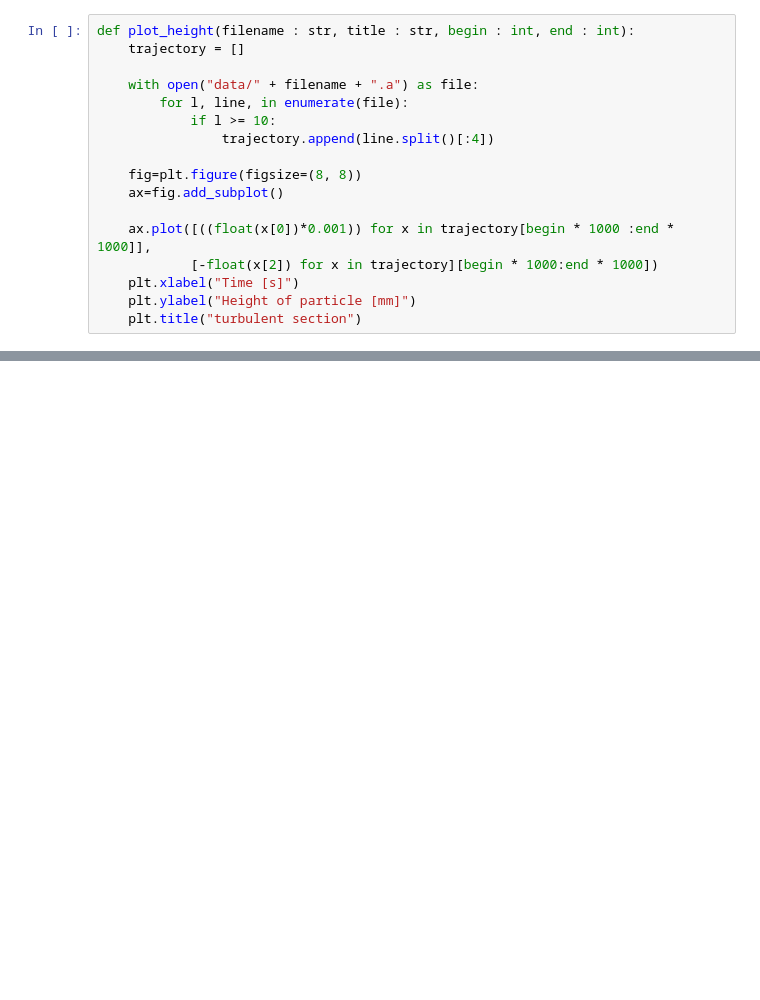
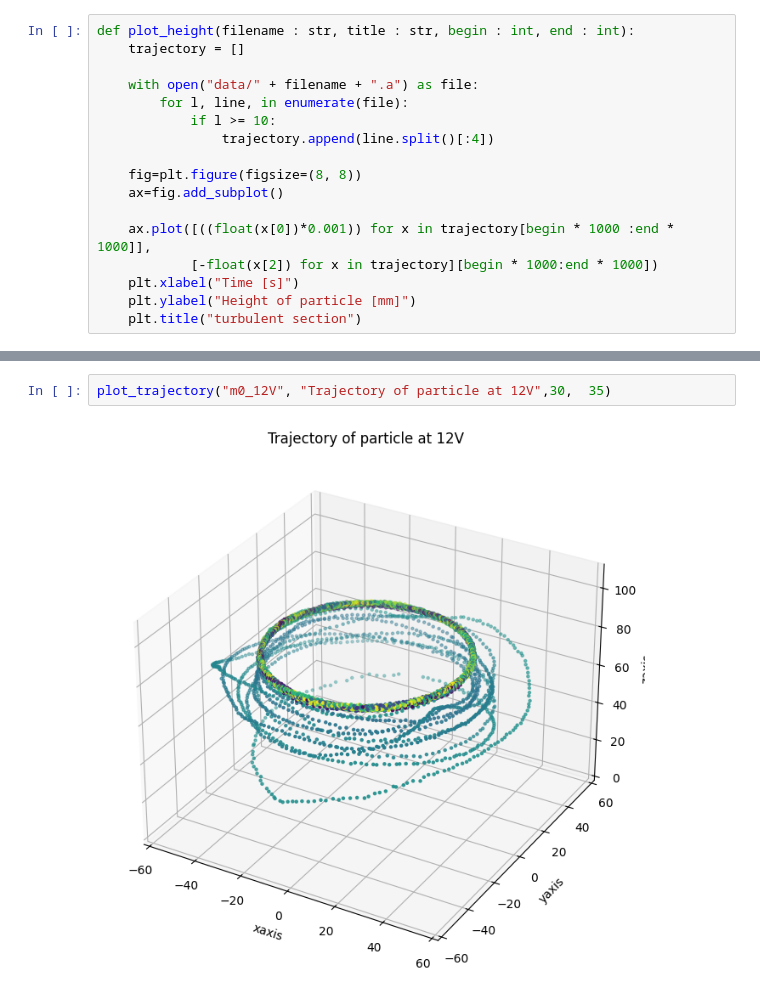
Before and after one commit to PEPT-Data-Analysis-Group/PEPT-, a Jupyter notebook: Day1Analysis.ipynb, the cells around one changed output, grey strips where cells are left out. Drawn from its saved outputs; the diff is of its cells as text; blank space fills up the shorter version.

```diff
--- a/Day1Analysis.ipynb
+++ b/Day1Analysis.ipynb
@@ -21,2 +74,6 @@ def plot_height(filename : str, title : str, begin : int, end : int):
+# %%
+plot_trajectory("m0_12V", "Trajectory of particle at 12V",30,  35)
+# %% [output]
+[figure, added]
 # %%
 plot_height("m0_12V", "Trajectory of particle at 12V",0, 1200)
```
Also changed, not shown: parts of 8 cells of this notebook, 2 other files.
